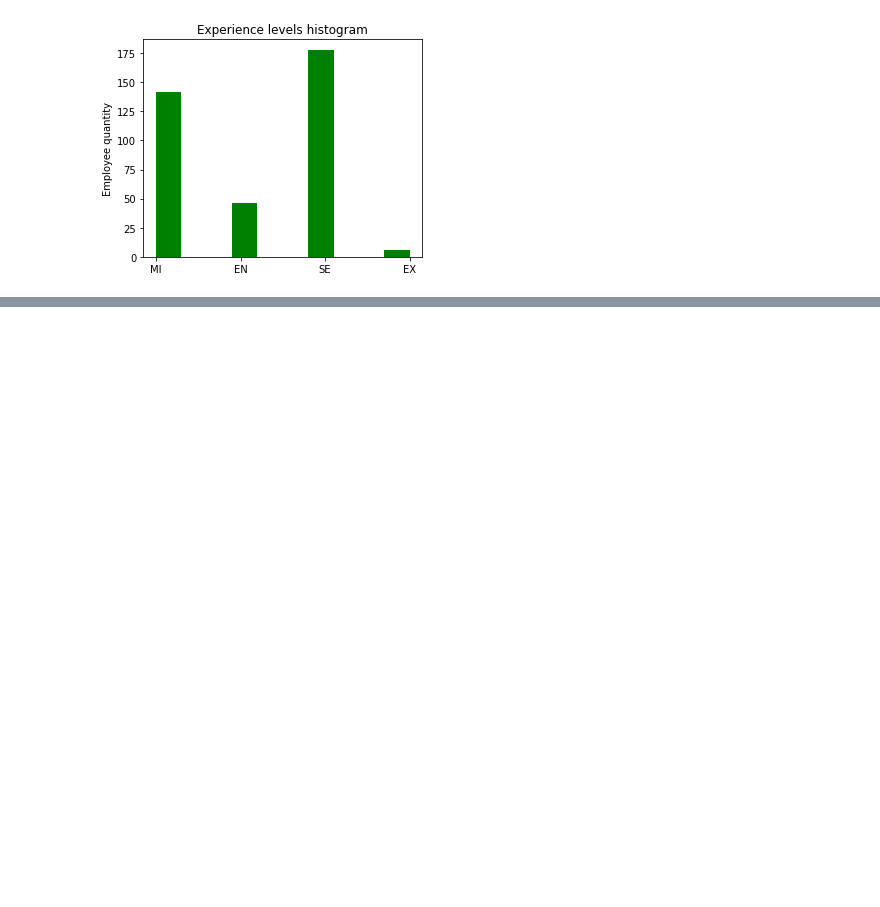
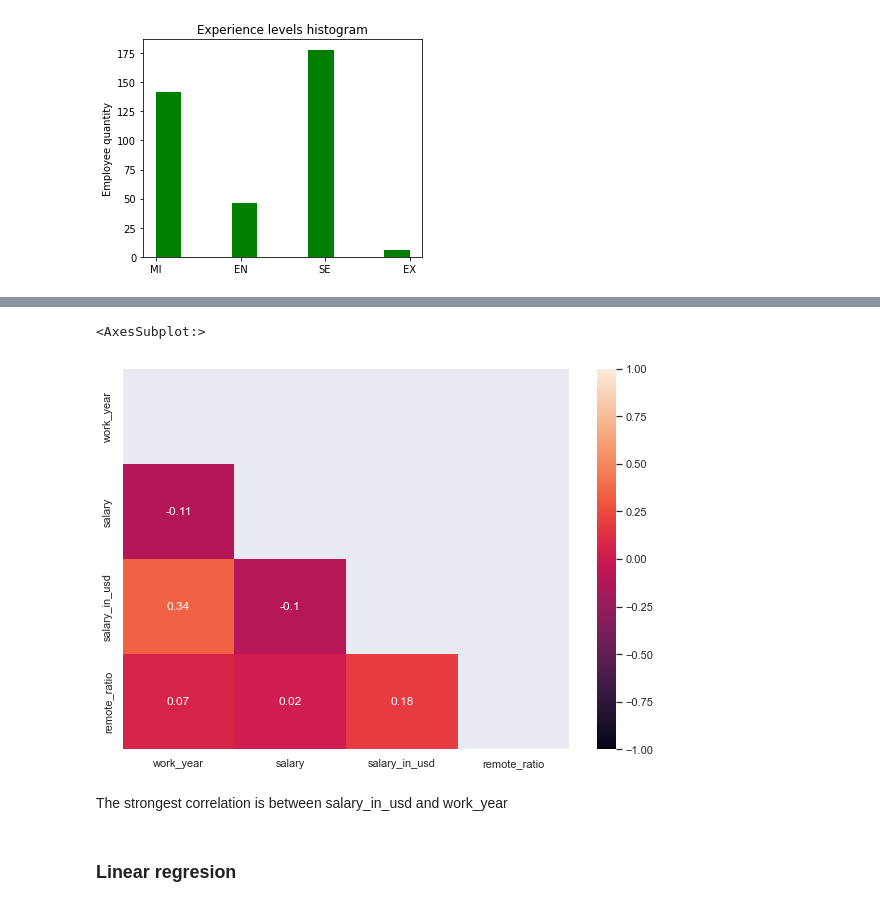
Before and after one commit to mateuszreliga/DS_Job_Salaries, a Jupyter notebook: ds_salaries.ipynb, the cells around one changed output, grey strips where cells are left out. Cells and saved outputs as stored; diff of their text form; code cells hidden in the pictures; blank space fills up the shorter version.

Commit message:
correlation matrix added

```diff
--- a/ds_salaries.ipynb
+++ b/ds_salaries.ipynb
@@ -243,0 +313,12 @@ plt.show();
+# %%
+cor = np.round(df_selected_jobs.corr(),2)
+sns.set(rc={'figure.figsize':(10,7)})
+mask = np.triu(np.ones_like(cor), k=0)
+sns.heatmap(cor, annot=True, mask=mask, vmin=-1., vmax=1.)
+# %% [output]
+<AxesSubplot:>
+[figure, added]
+# %% [markdown]
+The strongest correlation is between salary_in_usd and work_year
+# %% [markdown]
+### Linear regresion
```
Also changed, not shown: parts of 16 cells of this notebook.
